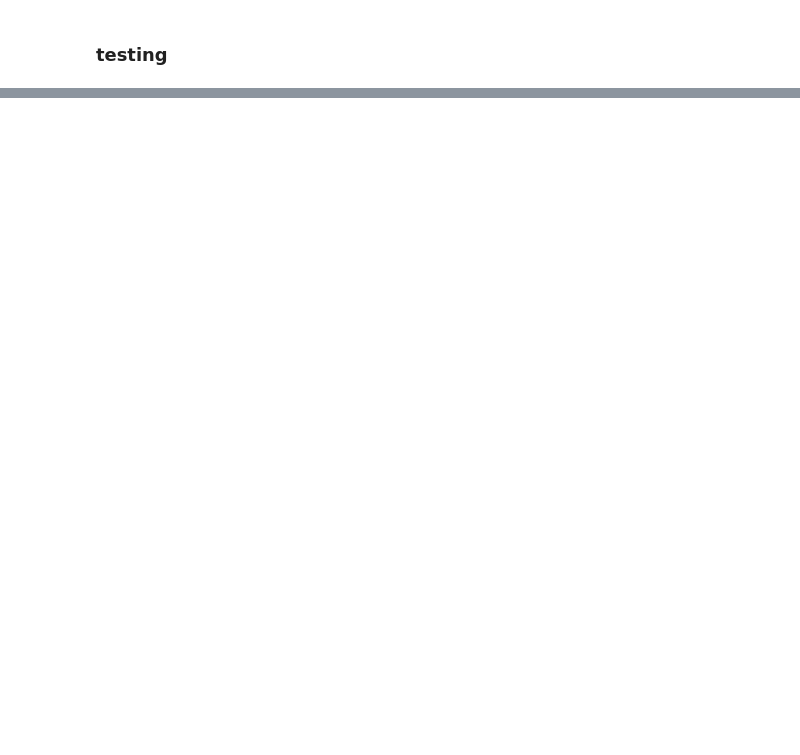
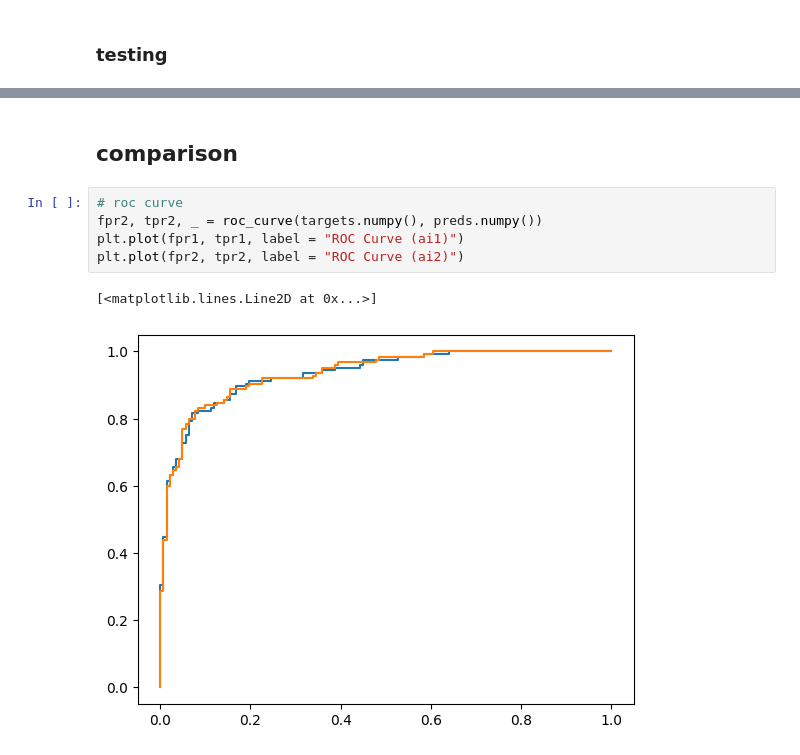
Before and after one commit to LeoMaskell/python-AIs, a Jupyter notebook: heartAttackPred/ai4.ipynb, the cells around one changed output, grey strips where cells are left out. Cells and saved outputs as stored; diff of their text form; blank space fills up the shorter version.

```diff
--- a/heartAttackPred/ai4.ipynb
+++ b/heartAttackPred/ai4.ipynb
@@ -249,0 +366,10 @@ plt.plot(fpr1, tpr1, label = "ROC Curve")
+# %% [markdown]
+## comparison
+# %%
+# roc curve
+fpr2, tpr2, _ = roc_curve(targets.numpy(), preds.numpy())
+plt.plot(fpr1, tpr1, label = "ROC Curve (ai1)")
+plt.plot(fpr2, tpr2, label = "ROC Curve (ai2)")
+# %% [output]
+[<matplotlib.lines.Line2D at 0x...>]
+[figure, added]
```
Also changed, not shown: parts of 16 cells of this notebook.
